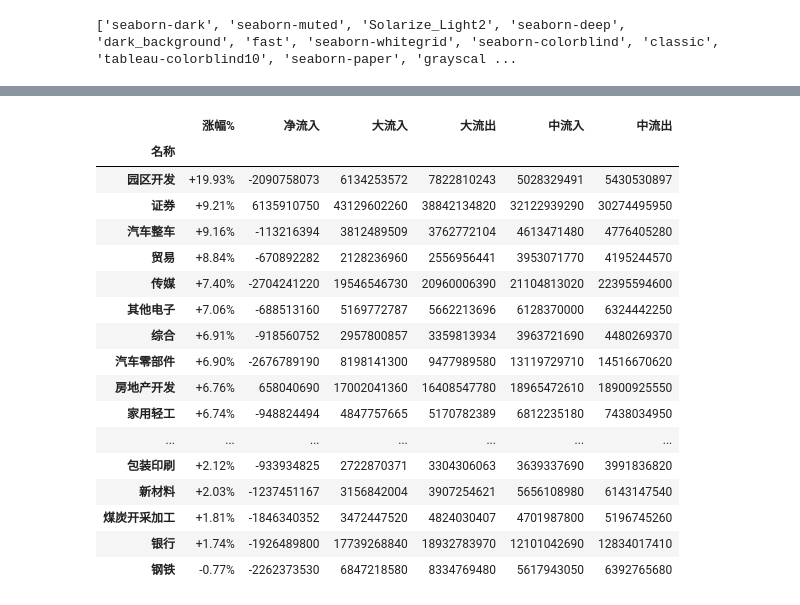
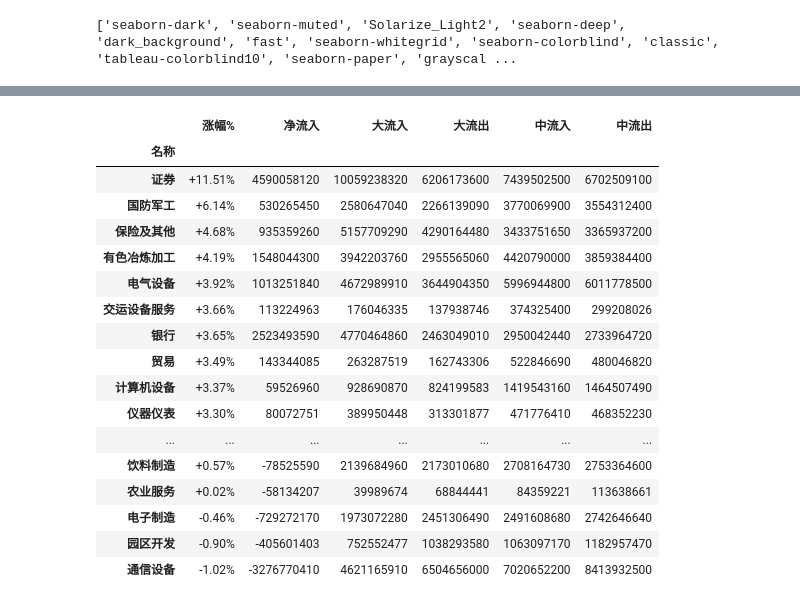
Before and after one commit to sunmd/DataAnlysisDemo, a Jupyter notebook: StockAnlysis.ipynb, the cells around one changed output, grey strips where cells are left out. Cells and saved outputs as stored; diff of their text form; code cells hidden in the pictures.

```diff
--- a/StockAnlysis.ipynb
+++ b/StockAnlysis.ipynb
@@ -210,12 +210,12 @@ def ycz():
 
     return [outliers_list_zf, outliers_list_jlr]
 # %%
-file_date = '2018-11'
+file_date = '2019-01'
 
-to_day = '2018-11-22'
+to_day = '2019-01-04'
 
-df = save_one_day( file_date, columns_name, 22)
+df = save_one_day( file_date, columns_name, 4)
 
-df[df['统计时间']=='2018-11-22'].head()
+df[df['统计时间']=='2019-01-04'].head()
 # %% [output]
 |  | 代码 | 名称 | 涨幅% | 净流入 | 大流入 | 大流出 | 中流入 | 中流出 | 统计时间 |
@@ -248,28 +242,28 @@ df[df['统计时间']==to_day].sort_values('净流入',ascending=False)\
 # %%
 #按分类进行统计
 
-df_grp_name = df[df['统计时间']>=file_date+'-12'].groupby('名称').sum()
+df_grp_name = df[df['统计时间']>=file_date+'-03'].groupby('名称').sum()
 df_grp_name.sort_values(['涨幅%','净流入'], ascending=False)\
 .style.use(mystl.export()).format({'涨幅%':'{:+.2%}'})
 # %% [output]
 |  | 涨幅% | 净流入 | 大流入 | 大流出 | 中流入 | 中流出 |
 | 名称 |  |  |  |  |  |  |
-| 园区开发 | +19.93% | -2090758073 | 6134253572 | 7822810243 | 5028329491 | 5430530897 |
-| 证券 | +9.21% | 6135910750 | 43129602260 | 38842134820 | 32122939290 | 30274495950 |
-| 汽车整车 | +9.16% | -113216394 | 3812489509 | 3762772104 | 4613471480 | 4776405280 |
-| 贸易 | +8.84% | -670892282 | 2128236960 | 2556956441 | 3953071770 | 4195244570 |
-| 传媒 | +7.40% | -2704241220 | 19546546730 | 20960006390 | 21104813020 | 22395594600 |
-| 其他电子 | +7.06% | -688513160 | 5169772787 | 5662213696 | 6128370000 | 6324442250 |
-| 综合 | +6.91% | -918560752 | 2957800857 | 3359813934 | 3963721690 | 4480269370 |
-| 汽车零部件 | +6.90% | -2676789190 | 8198141300 | 9477989580 | 13119729710 | 14516670620 |
-| 房地产开发 | +6.76% | 658040690 | 17002041360 | 16408547780 | 18965472610 | 18900925550 |
-| 家用轻工 | +6.74% | -948824494 | 4847757665 | 5170782389 | 6812235180 | 7438034950 |
+| 证券 | +11.51% | 4590058120 | 10059238320 | 6206173600 | 7439502500 | 6702509100 |
+| 国防军工 | +6.14% | 530265450 | 2580647040 | 2266139090 | 3770069900 | 3554312400 |
+| 保险及其他 | +4.68% | 935359260 | 5157709290 | 4290164480 | 3433751650 | 3365937200 |
+| 有色冶炼加工 | +4.19% | 1548044300 | 3942203760 | 2955565060 | 4420790000 | 3859384400 |
+| 电气设备 | +3.92% | 1013251840 | 4672989910 | 3644904350 | 5996944800 | 6011778500 |
+| 交运设备服务 | +3.66% | 113224963 | 176046335 | 137938746 | 374325400 | 299208026 |
+| 银行 | +3.65% | 2523493590 | 4770464860 | 2463049010 | 2950042440 | 2733964720 |
+| 贸易 | +3.49% | 143344085 | 263287519 | 162743306 | 522846690 | 480046820 |
+| 计算机设备 | +3.37% | 59526960 | 928690870 | 824199583 | 1419543160 | 1464507490 |
+| 仪器仪表 | +3.30% | 80072751 | 389950448 | 313301877 | 471776410 | 468352230 |
 | ... | ... | ... | ... | ... | ... | ... |
-| 包装印刷 | +2.12% | -933934825 | 2722870371 | 3304306063 | 3639337690 | 3991836820 |
-| 新材料 | +2.03% | -1237451167 | 3156842004 | 3907254621 | 5656108980 | 6143147540 |
-| 煤炭开采加工 | +1.81% | -1846340352 | 3472447520 | 4824030407 | 4701987800 | 5196745260 |
-| 银行 | +1.74% | -1926489800 | 17739268840 | 18932783970 | 12101042690 | 12834017410 |
-| 钢铁 | -0.77% | -2262373530 | 6847218580 | 8334769480 | 5617943050 | 6392765680 |
+| 饮料制造 | +0.57% | -78525590 | 2139684960 | 2173010680 | 2708164730 | 2753364600 |
+| 农业服务 | +0.02% | -58134207 | 39989674 | 68844441 | 84359221 | 113638661 |
+| 电子制造 | -0.46% | -729272170 | 1973072280 | 2451306490 | 2491608680 | 2742646640 |
+| 园区开发 | -0.90% | -405601403 | 752552477 | 1038293580 | 1063097170 | 1182957470 |
+| 通信设备 | -1.02% | -3276770410 | 4621165910 | 6504656000 | 7020652200 | 8413932500 |
 # %%
 #按时间进行统计
 df_grp_time = df.groupby('统计时间').sum()
```
Also changed, not shown: parts of 6 cells of this notebook.
